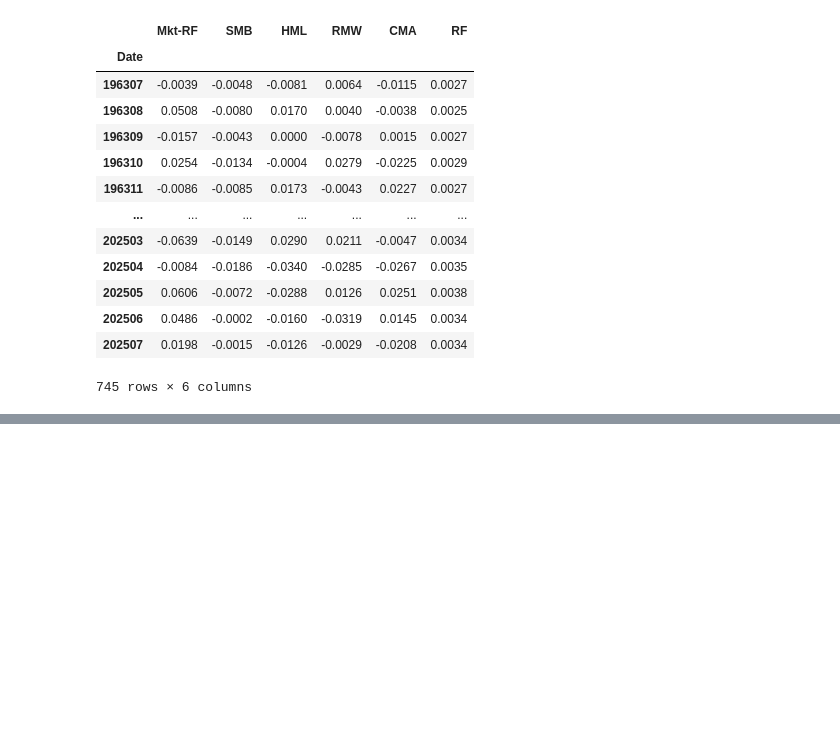
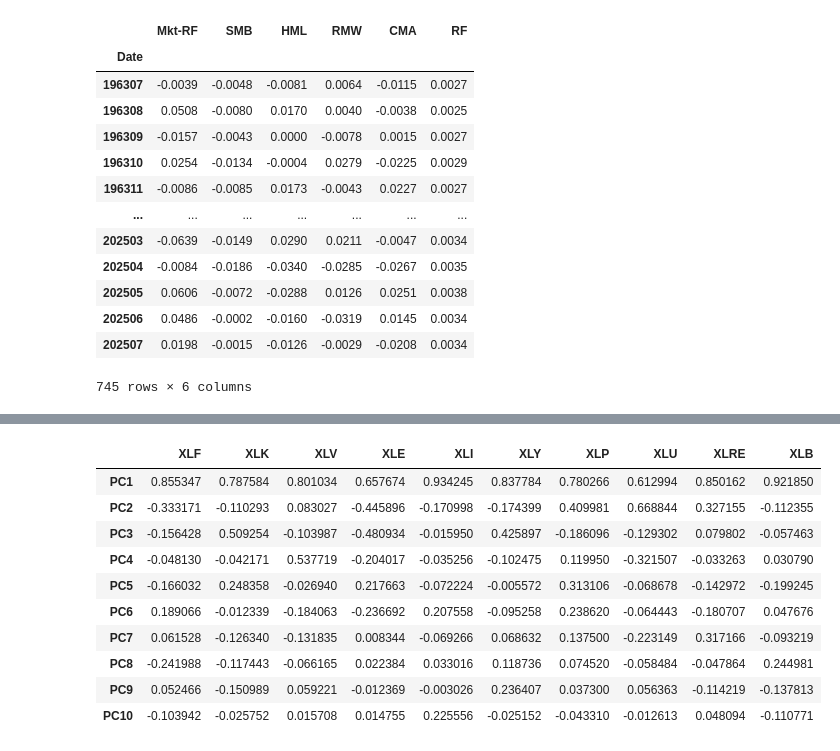
Before and after one commit to Polito9/Factores-de-Riesgo-en-ETF, a Jupyter notebook: main.ipynb, the cells around one changed output, grey strips where cells are left out. Cells and saved outputs as stored; diff of their text form; code cells hidden in the pictures; blank space fills up the shorter version.

```diff
--- a/main.ipynb
+++ b/main.ipynb
@@ -170,0 +205,5 @@ fig.show()
+# %%
+#Aplicando PCA
+pca = PCA()
+
+pca.fit_transform(excess_scaled)
@@ -170,0 +283,23 @@ fig.show()
+# %%
+#Calculando los loadings
+
+eigenvectors = pca.components_
+eigenvalues = pca.explained_variance_
+
+loadings = eigenvectors * np.sqrt(eigenvalues[:, np.newaxis])
+
+loadings_df =  pd.DataFrame(loadings, columns=excess_scaled.columns, index= [f"PC{i}" for i in range(1, 11)])
+
+loadings_df
+# %% [output]
+|  | XLF | XLK | XLV | XLE | XLI | XLY | XLP | XLU | XLRE | XLB |
+| PC1 | 0.855347 | 0.787584 | 0.801034 | 0.657674 | 0.934245 | 0.837784 | 0.780266 | 0.612994 | 0.850162 | 0.921850 |
+| PC2 | -0.333171 | -0.110293 | 0.083027 | -0.445896 | -0.170998 | -0.174399 | 0.409981 | 0.668844 | 0.327155 | -0.112355 |
+| PC3 | -0.156428 | 0.509254 | -0.103987 | -0.480934 | -0.015950 | 0.425897 | -0.186096 | -0.129302 | 0.079802 | -0.057463 |
+| PC4 | -0.048130 | -0.042171 | 0.537719 | -0.204017 | -0.035256 | -0.102475 | 0.119950 | -0.321507 | -0.033263 | 0.030790 |
+| PC5 | -0.166032 | 0.248358 | -0.026940 | 0.217663 | -0.072224 | -0.005572 | 0.313106 | -0.068678 | -0.142972 | -0.199245 |
+| PC6 | 0.189066 | -0.012339 | -0.184063 | -0.236692 | 0.207558 | -0.095258 | 0.238620 | -0.064443 | -0.180707 | 0.047676 |
+| PC7 | 0.061528 | -0.126340 | -0.131835 | 0.008344 | -0.069266 | 0.068632 | 0.137500 | -0.223149 | 0.317166 | -0.093219 |
+| PC8 | -0.241988 | -0.117443 | -0.066165 | 0.022384 | 0.033016 | 0.118736 | 0.074520 | -0.058484 | -0.047864 | 0.244981 |
+| PC9 | 0.052466 | -0.150989 | 0.059221 | -0.012369 | -0.003026 | 0.236407 | 0.037300 | 0.056363 | -0.114219 | -0.137813 |
+| PC10 | -0.103942 | -0.025752 | 0.015708 | 0.014755 | 0.225556 | -0.025152 | -0.043310 | -0.012613 | 0.048094 | -0.110771 |
```
Also changed, not shown: parts of 10 cells of this notebook.
